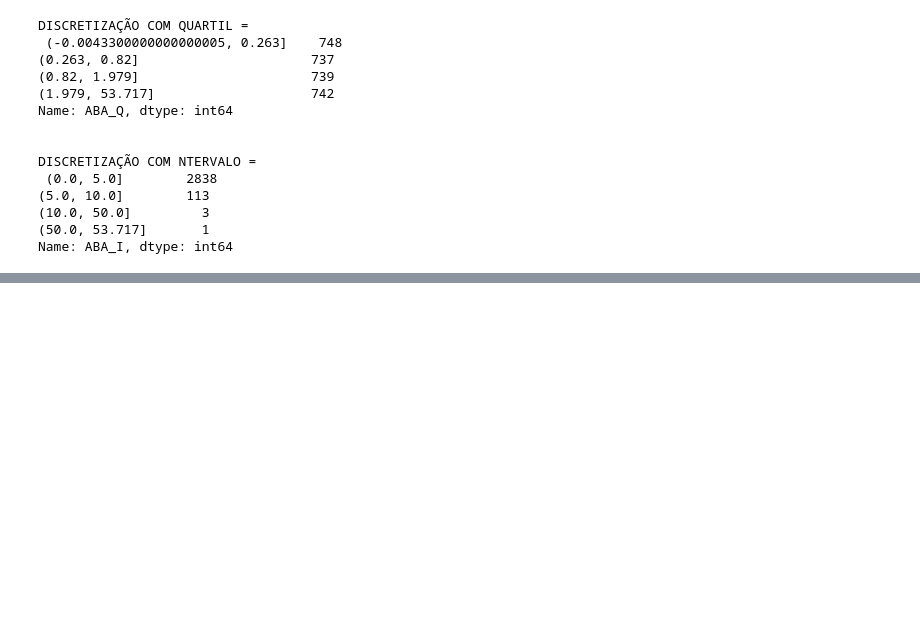
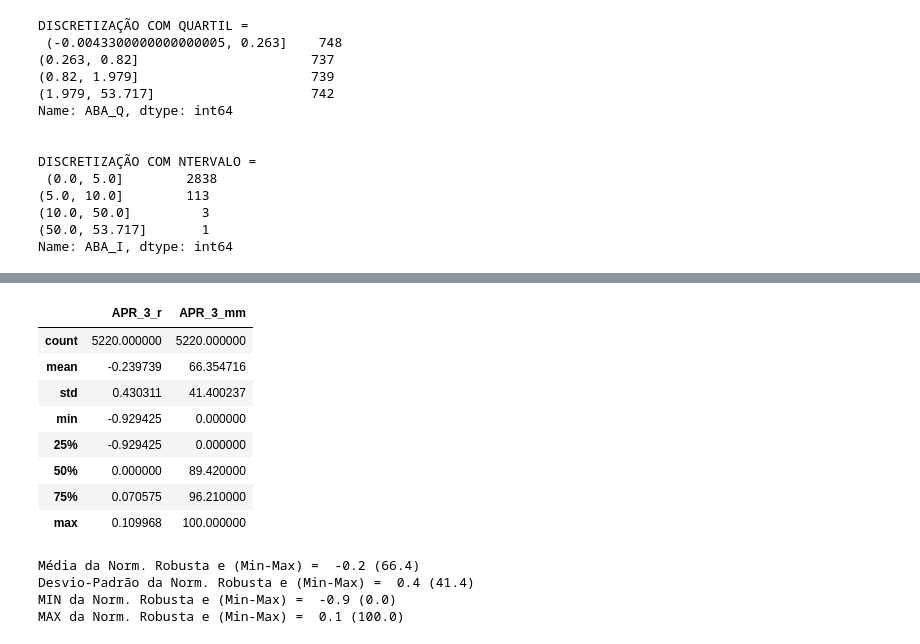
Before and after one commit to jpducatti/mba_data_science_usp, a Jupyter notebook: captura_tratamento_dados/modulo_3/TACTD-03-Avaliacao.ipynb, the cells around one changed output, grey strips where cells are left out. Cells and saved outputs as stored; diff of their text form; code cells hidden in the pictures; blank space fills up the shorter version.

```diff
--- a/captura_tratamento_dados/modulo_3/TACTD-03-Avaliacao.ipynb
+++ b/captura_tratamento_dados/modulo_3/TACTD-03-Avaliacao.ipynb
@@ -195,0 +215,18 @@ Após a normalização, quais os valores de média, desvio padrão, mínimo e m
+# %%
+# sua solucao aqui
+def norm_r(col):
+    var_median = col.median()
+    var_q75 = col.quantile(q = 0.75)
+    var_q25 = col.quantile(q = 0.25)
+    var_norm_r = (col - var_median) / (var_q75 - var_q25)
+    return var_norm_r
+
+def norm_min_max(col):
+    var_min = col.min()
+    var_max = col.max()
+    var_norm_min_max = (col - var_min) * (100) / (var_max - var_min)
+    return var_norm_min_max
+# %%
+dc['APR_3_r'] = norm_r(dc['APR_3'])
+dc['APR_3_mm'] = norm_min_max(dc['APR_3'])
+dc
@@ -195,0 +247,22 @@ Após a normalização, quais os valores de média, desvio padrão, mínimo e m
+# %%
+dc[['APR_3_r', 'APR_3_mm']].describe()
+# %% [output]
+|  | APR_3_r | APR_3_mm |
+| count | 5220.000000 | 5220.000000 |
+| mean | -0.239739 | 66.354716 |
+| std | 0.430311 | 41.400237 |
+| min | -0.929425 | 0.000000 |
+| 25% | -0.929425 | 0.000000 |
+| 50% | 0.000000 | 89.420000 |
+| 75% | 0.070575 | 96.210000 |
+| max | 0.109968 | 100.000000 |
+# %%
+print('Média da Norm. Robusta e (Min-Max) = ','%.1f (%.1f)' % (dc['APR_3_r'].mean(), dc['APR_3_mm'].mean()))
+print('Desvio-Padrão da Norm. Robusta e (Min-Max) = ','%.1f (%.1f)' % (dc['APR_3_r'].std(), dc['APR_3_mm'].std()))
+print('MIN da Norm. Robusta e (Min-Max) = ','%.1f (%.1f)' % (dc['APR_3_r'].min(), dc['APR_3_mm'].min()))
+print('MAX da Norm. Robusta e (Min-Max) = ','%.1f (%.1f)' % (dc['APR_3_r'].max(), dc['APR_3_mm'].max()))
+# %% [output]
+Média da Norm. Robusta e (Min-Max) =  -0.2 (66.4)
+Desvio-Padrão da Norm. Robusta e (Min-Max) =  0.4 (41.4)
+MIN da Norm. Robusta e (Min-Max) =  -0.9 (0.0)
+MAX da Norm. Robusta e (Min-Max) =  0.1 (100.0)
```
Also changed, not shown: parts of 23 cells of this notebook, 1 other file.
